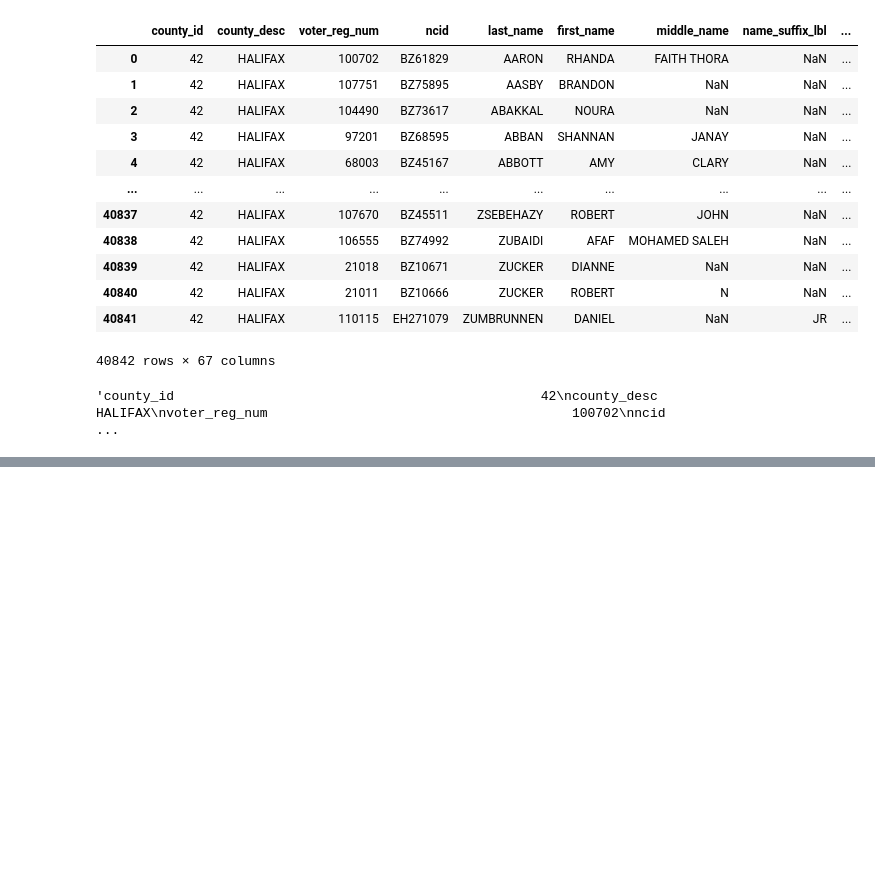
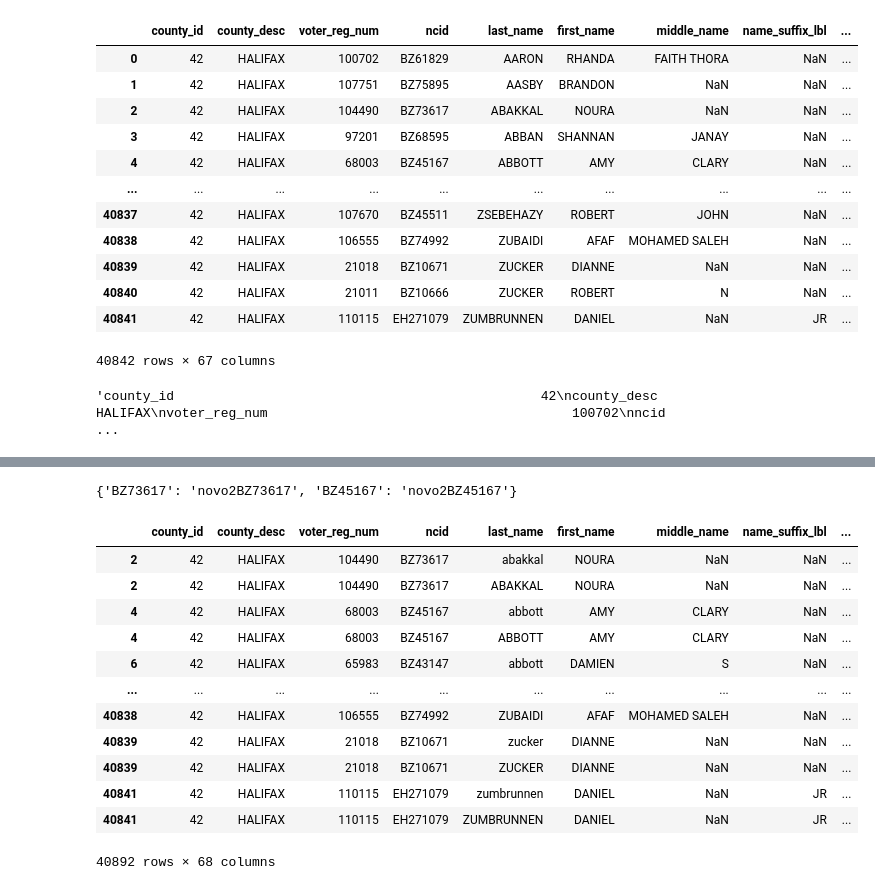
Before and after one commit to pereiraIgor/approximate-blocking, a Jupyter notebook: analise_de_dados/criando_dataset_matching.ipynb, the cells around one changed output, grey strips where cells are left out. Cells and saved outputs as stored; diff of their text form; code cells hidden in the pictures; blank space fills up the shorter version.

```diff
--- a/analise_de_dados/criando_dataset_matching.ipynb
+++ b/analise_de_dados/criando_dataset_matching.ipynb
@@ -48,0 +60,41 @@ df_selected = data.loc[selected_indices]
+# %%
+import uuid
+import json
+
+def perturb_record_with_id(record, original_id):
+    perturbed1 = record.copy()
+    perturbed2 = record.copy()
+
+    perturbed1['last_name'] = perturbed1['last_name'].lower()
+    perturbed2['age_at_year_end'] += 1
+
+    new_id1 = f"novo1{original_id}"
+    new_id2 = f"novo2{original_id}"
+
+    perturbed1['id'] = new_id1
+    perturbed2['id'] = new_id2
+
+    return [(new_id1, perturbed1), (new_id2, perturbed2)]
+
+ground_truth = {}
+perturbed_records = []
+
+for idx, record in df_selected.iterrows():
+    original_id = record['ncid']
+    perturbed = perturb_record_with_id(record, original_id)
+    for new_id, perturbed_record in perturbed:
+        ground_truth[new_id] = original_id
+        perturbed_records.append(perturbed_record)
+
+# Export ground truth to CSV
+with open('ground_truth.csv', 'w') as f:
+    for original_id, new_id in ground_truth.items():
+        f.write(f"{original_id},{new_id}\n")
+
+# Create DataFrame for perturbed records and export to CSV
+df_perturbed = pd.DataFrame(perturbed_records)
+df_perturbed.to_csv('perturbed_records.csv', index=False)
+# %%
+ground_truth
+# %% [output]
+{'BZ73617': 'novo2BZ73617', 'BZ45167': 'novo2BZ45167'}
@@ -48,0 +103,16 @@ df_selected = data.loc[selected_indices]
+# %%
+df_perturbed
+# %% [output]
+|  | county_id | county_desc | voter_reg_num | ncid | last_name | first_name | middle_name | name_suffix_lbl | ... |
+| 2 | 42 | HALIFAX | 104490 | BZ73617 | abakkal | NOURA | NaN | NaN | ... |
+| 2 | 42 | HALIFAX | 104490 | BZ73617 | ABAKKAL | NOURA | NaN | NaN | ... |
+| 4 | 42 | HALIFAX | 68003 | BZ45167 | abbott | AMY | CLARY | NaN | ... |
+| 4 | 42 | HALIFAX | 68003 | BZ45167 | ABBOTT | AMY | CLARY | NaN | ... |
+| 6 | 42 | HALIFAX | 65983 | BZ43147 | abbott | DAMIEN | S | NaN | ... |
+| ... | ... | ... | ... | ... | ... | ... | ... | ... | ... |
+| 40838 | 42 | HALIFAX | 106555 | BZ74992 | ZUBAIDI | AFAF | MOHAMED SALEH | NaN | ... |
+| 40839 | 42 | HALIFAX | 21018 | BZ10671 | zucker | DIANNE | NaN | NaN | ... |
+| 40839 | 42 | HALIFAX | 21018 | BZ10671 | ZUCKER | DIANNE | NaN | NaN | ... |
+| 40841 | 42 | HALIFAX | 110115 | EH271079 | zumbrunnen | DANIEL | NaN | JR | ... |
+| 40841 | 42 | HALIFAX | 110115 | EH271079 | ZUMBRUNNEN | DANIEL | NaN | JR | ... |
+40892 rows × 68 columns
```
Also changed, not shown: parts of 10 cells of this notebook, 7 other files.
